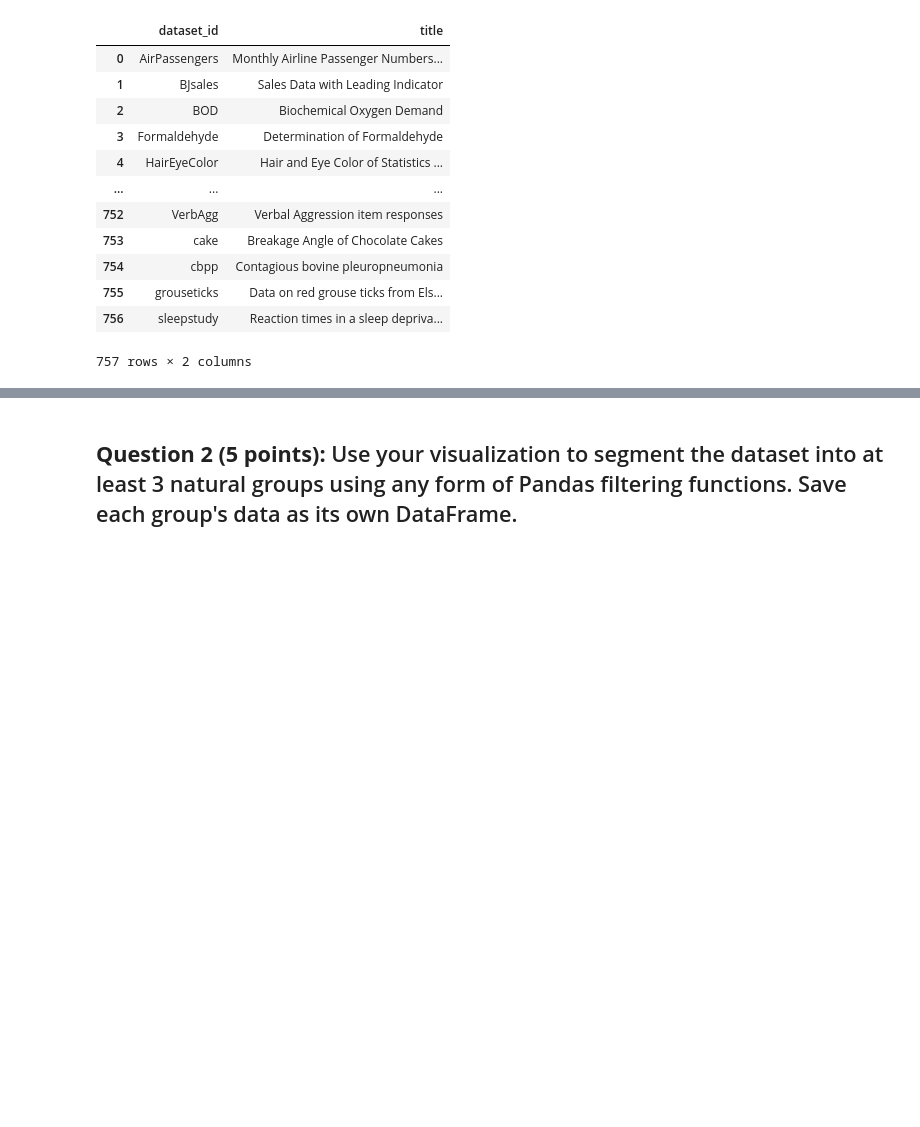
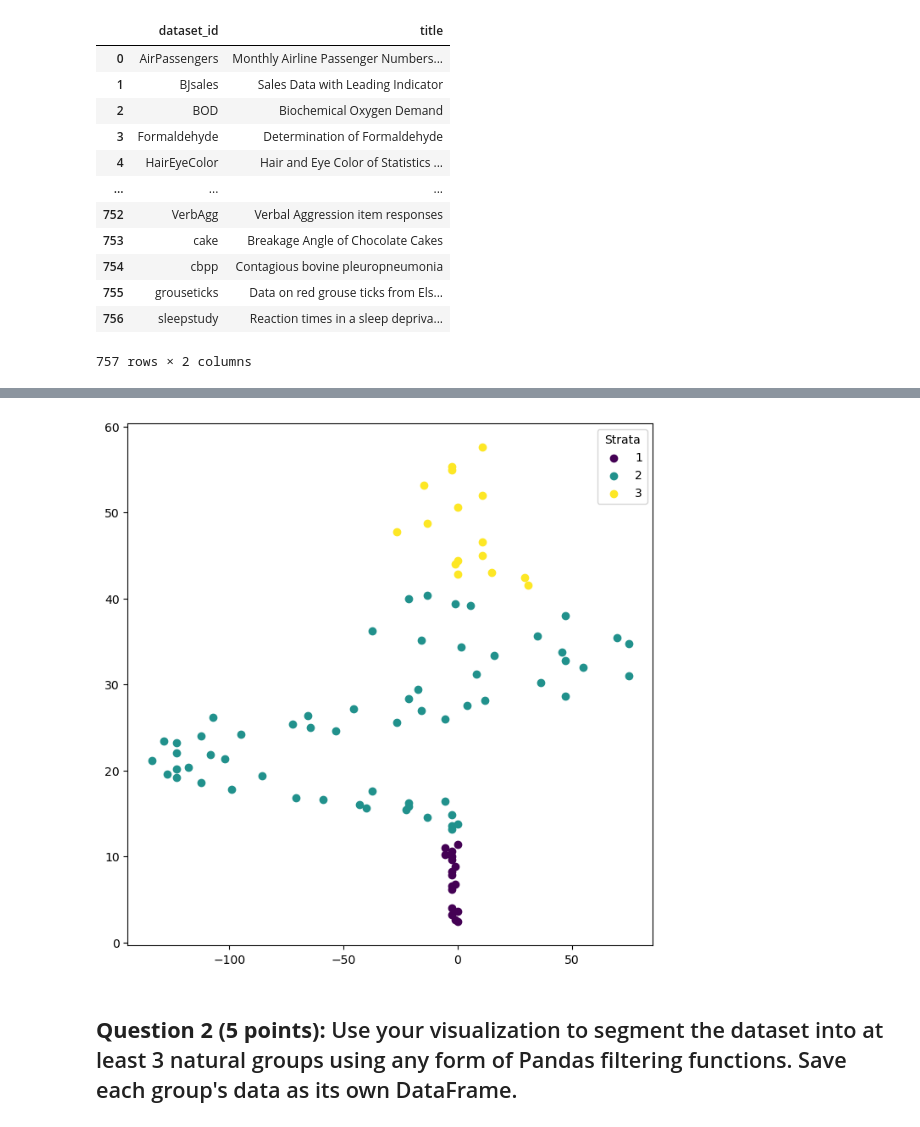
Before and after one commit to hyounce/DS-3001, a Jupyter notebook: labs/Lab_1_Pandas_and_Data_Sourcing v2.ipynb, the cells around one changed output, grey strips where cells are left out. Drawn from its saved outputs; the diff is of its cells as text; code cells hidden in the pictures; blank space fills up the shorter version.

```diff
--- a/labs/Lab_1_Pandas_and_Data_Sourcing v2.ipynb
+++ b/labs/Lab_1_Pandas_and_Data_Sourcing v2.ipynb
@@ -78,0 +55,4 @@ df.head(5)
+# %%
+# Select motor dataset
+motor_df = data('motor')
+motor_df.head()
@@ -78,0 +66,12 @@ df.head(5)
+# %%
+# motor_df.drop(['times'], axis=1).head() - drop colummn by name
+# motor_df.drop(motor_df.columns[1], axis=1).head() - drop column by index
+# motor_df[['times', 'accel']].head() - keep column by name
+# motor_df.loc[:, ['times', 'accel']].head() - keep column by name
+# motor_df.filter(['times'], axis=1).head() - keep column by name
+# motor_df.iloc[:, [0,2]].head() - keep column by index
+motor_df = motor_df.drop(['v'], axis=1)
+# %%
+motor_df['strata'].value_counts()
+stratas = motor_df['strata'].unique()
+stratas
@@ -79,2 +89,16 @@ df.head(5)
+# %%
+# Scatter plot
+colors = plt.cm.viridis(np.linspace(0, 1, len(stratas)))
+color_map = dict(zip(stratas, colors))
+
+plt.figure(figsize=(8,8))
+for s in stratas:
+    subset = motor_df[motor_df['strata'] == s]
+    plt.scatter(subset['accel'], subset['times'], color=color_map[s], label=s)
+
+plt.legend(title='Strata')
+plt.show()
+# %% [output]
+[figure, added]
 # %% [markdown]
 ## **Question 2 (5 points):** Use your visualization to segment the dataset into at least 3 natural groups using any form of Pandas filtering functions. Save each group's data as its own DataFrame.
```
Also changed, not shown: parts of 16 cells of this notebook.
